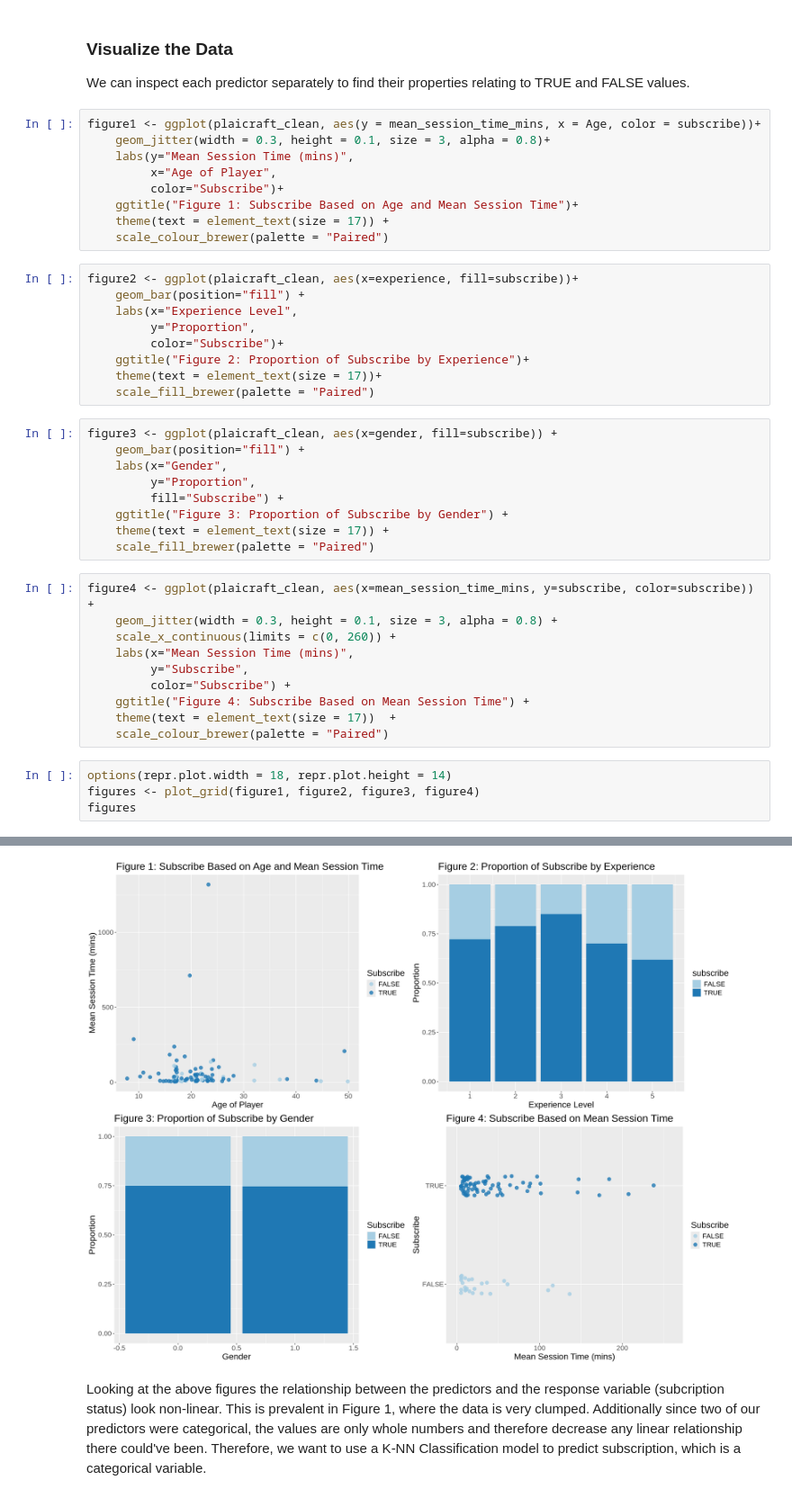
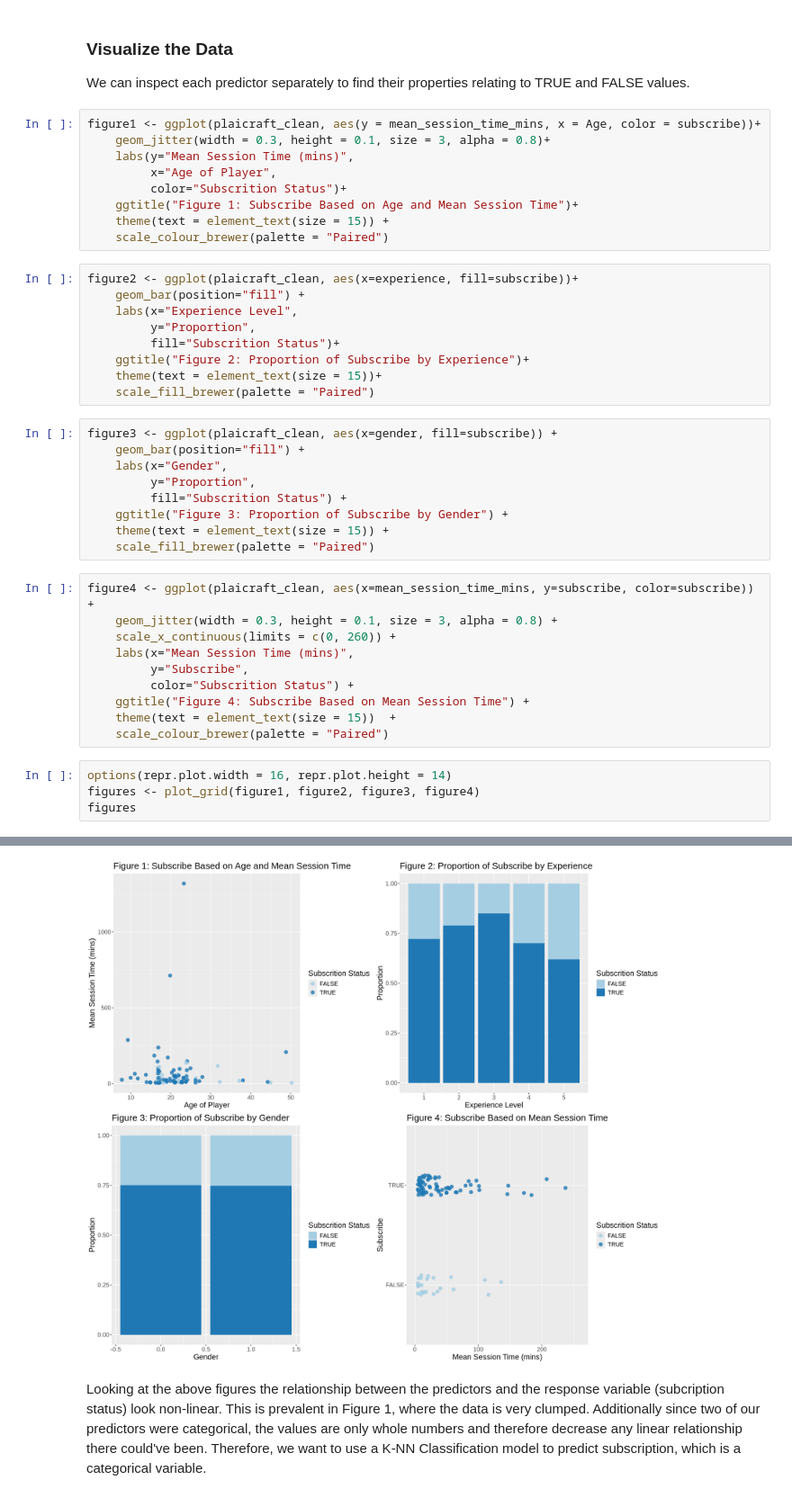
Before and after one commit to sarahmontgomery04/dsci-100-2025w2-group-13, a Jupyter notebook: Project Final Report.ipynb, the cells around one changed output, grey strips where cells are left out. Shown at 90% size. Cells and saved outputs as stored; diff of their text form.

```diff
--- a/Project Final Report.ipynb
+++ b/Project Final Report.ipynb
@@ -328,27 +346,27 @@ figure1 <- ggplot(plaicraft_clean, aes(y = mean_session_time_mins, x = Age, colo
     geom_jitter(width = 0.3, height = 0.1, size = 3, alpha = 0.8)+
     labs(y="Mean Session Time (mins)",
          x="Age of Player",
-         color="Subscribe")+
+         color="Subscrition Status")+
     ggtitle("Figure 1: Subscribe Based on Age and Mean Session Time")+
-    theme(text = element_text(size = 17)) +
+    theme(text = element_text(size = 15)) +
     scale_colour_brewer(palette = "Paired")
 # %%
 figure2 <- ggplot(plaicraft_clean, aes(x=experience, fill=subscribe))+
     geom_bar(position="fill") +
     labs(x="Experience Level",
          y="Proportion",
-         color="Subscribe")+
+         fill="Subscrition Status")+
     ggtitle("Figure 2: Proportion of Subscribe by Experience")+
-    theme(text = element_text(size = 17))+
+    theme(text = element_text(size = 15))+
     scale_fill_brewer(palette = "Paired")
 # %%
 figure3 <- ggplot(plaicraft_clean, aes(x=gender, fill=subscribe)) +
     geom_bar(position="fill") +
     labs(x="Gender",
          y="Proportion",
-         fill="Subscribe") +
+         fill="Subscrition Status") +
     ggtitle("Figure 3: Proportion of Subscribe by Gender") +
-    theme(text = element_text(size = 17)) +
+    theme(text = element_text(size = 15)) +
     scale_fill_brewer(palette = "Paired")
 # %%
 figure4 <- ggplot(plaicraft_clean, aes(x=mean_session_time_mins, y=subscribe, color=subscribe)) +
@@ -356,19 +374,19 @@ figure4 <- ggplot(plaicraft_clean, aes(x=mean_session_time_mins, y=subscribe, co
     scale_x_continuous(limits = c(0, 260)) +
     labs(x="Mean Session Time (mins)",
          y="Subscribe",
-         color="Subscribe") +
+         color="Subscrition Status") +
     ggtitle("Figure 4: Subscribe Based on Mean Session Time") +
-    theme(text = element_text(size = 17))  +
+    theme(text = element_text(size = 15))  +
     scale_colour_brewer(palette = "Paired")
 # %%
-options(repr.plot.width = 18, repr.plot.height = 14)
+options(repr.plot.width = 16, repr.plot.height = 14)
 figures <- plot_grid(figure1, figure2, figure3, figure4)
 figures
 # %% [output]
 Warning message:
 “Removed 3 rows containing missing values or values outside the scale range
 (`geom_point()`).”
-[figure, old version]
+[figure, new version]
 # %% [markdown]
 Looking at the above figures the relationship between the predictors and the response variable (subcription status) look non-linear. This is prevalent in Figure 1, where the data is very clumped. Additionally since two of our predictors were categorical, the values are only whole numbers and therefore decrease any linear relationship there could've been. Therefore, we want to use a K-NN Classification model to predict subscription, which is a categorical variable.
 # %% [markdown]
```
Also changed, not shown: parts of 4 cells of this notebook.
